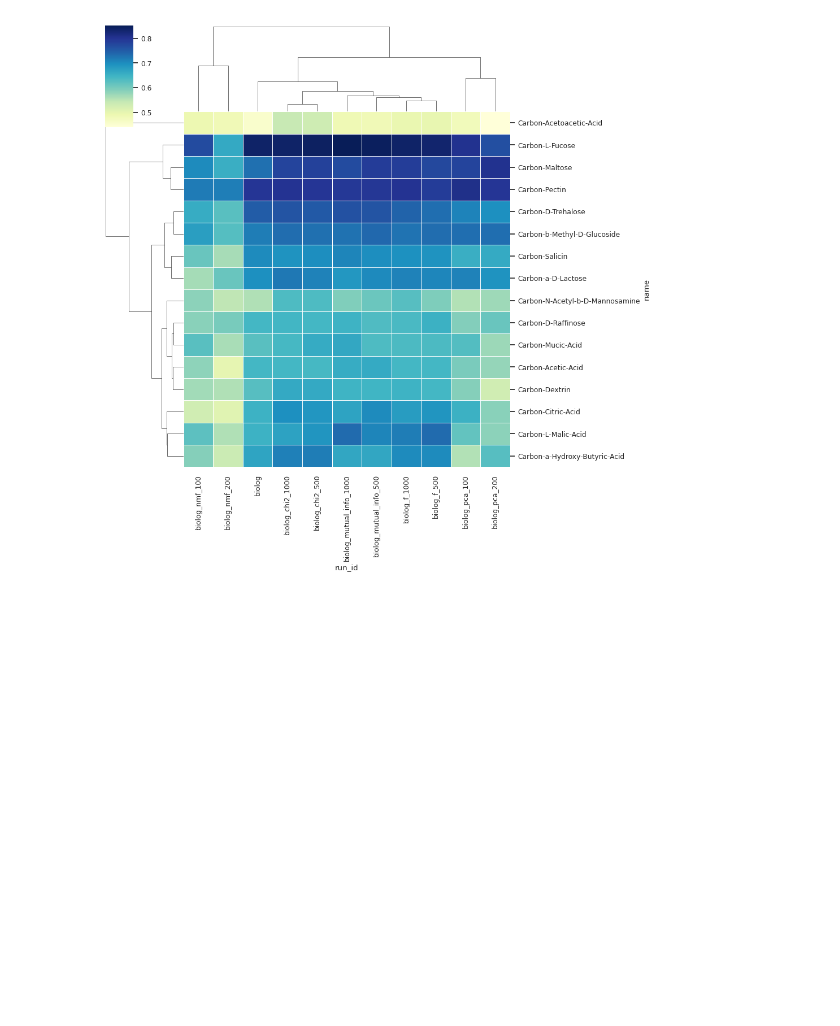
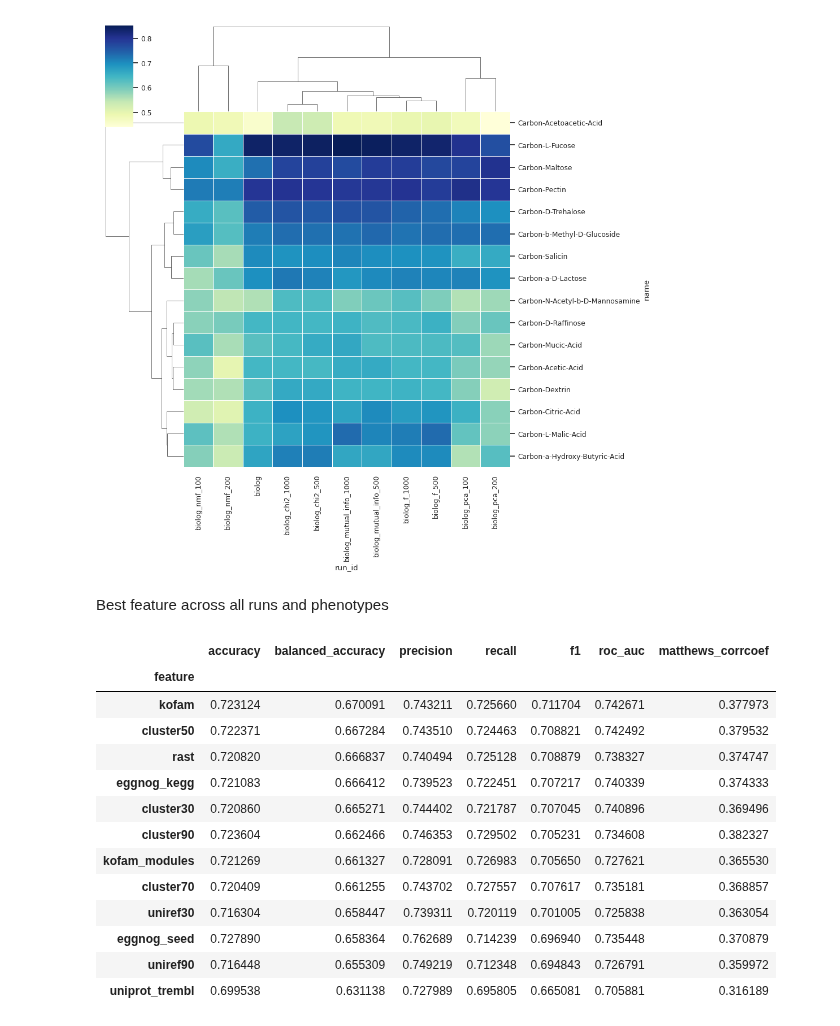
Before and after one commit to kbasecollaborations/trait-prediction, a Jupyter notebook: notebooks/biolog/aggregate_cv_results.ipynb, the cells around one changed output. Drawn from its saved outputs; the diff is of its cells as text; code cells hidden in the pictures; blank space fills up the shorter version.

```diff
--- a/notebooks/biolog/aggregate_cv_results.ipynb
+++ b/notebooks/biolog/aggregate_cv_results.ipynb
@@ -192,0 +200,19 @@ sns.clustermap(plot_data,  linewidths=.5, cmap="YlGnBu", yticklabels=1)
+# %% [markdown]
+Best feature across all runs and phenotypes
+# %%
+mean_scores_df.drop(["run_id", "name"], axis=1).groupby(by="feature").mean().sort_values(by="balanced_accuracy", ascending=False)
+# %% [output]
+|  | accuracy | balanced_accuracy | precision | recall | f1 | roc_auc | matthews_corrcoef |
+| feature |  |  |  |  |  |  |  |
+| kofam | 0.723124 | 0.670091 | 0.743211 | 0.725660 | 0.711704 | 0.742671 | 0.377973 |
+| cluster50 | 0.722371 | 0.667284 | 0.743510 | 0.724463 | 0.708821 | 0.742492 | 0.379532 |
+| rast | 0.720820 | 0.666837 | 0.740494 | 0.725128 | 0.708879 | 0.738327 | 0.374747 |
+| eggnog_kegg | 0.721083 | 0.666412 | 0.739523 | 0.722451 | 0.707217 | 0.740339 | 0.374333 |
+| cluster30 | 0.720860 | 0.665271 | 0.744402 | 0.721787 | 0.707045 | 0.740896 | 0.369496 |
+| cluster90 | 0.723604 | 0.662466 | 0.746353 | 0.729502 | 0.705231 | 0.734608 | 0.382327 |
+| kofam_modules | 0.721269 | 0.661327 | 0.728091 | 0.726983 | 0.705650 | 0.727621 | 0.365530 |
+| cluster70 | 0.720409 | 0.661255 | 0.743702 | 0.727557 | 0.707617 | 0.735181 | 0.368857 |
+| uniref30 | 0.716304 | 0.658447 | 0.739311 | 0.720119 | 0.701005 | 0.725838 | 0.363054 |
+| eggnog_seed | 0.727890 | 0.658364 | 0.762689 | 0.714239 | 0.696940 | 0.735448 | 0.370879 |
+| uniref90 | 0.716448 | 0.655309 | 0.749219 | 0.712348 | 0.694843 | 0.726791 | 0.359972 |
+| uniprot_trembl | 0.699538 | 0.631138 | 0.727989 | 0.695805 | 0.665081 | 0.705881 | 0.316189 |
```
Also changed, not shown: parts of 5 cells of this notebook.
